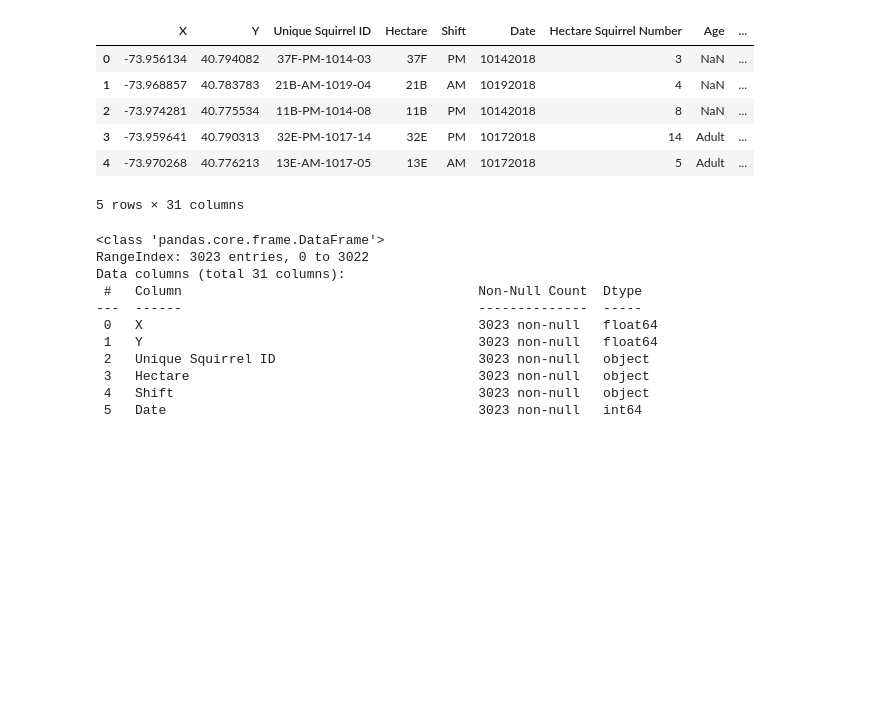
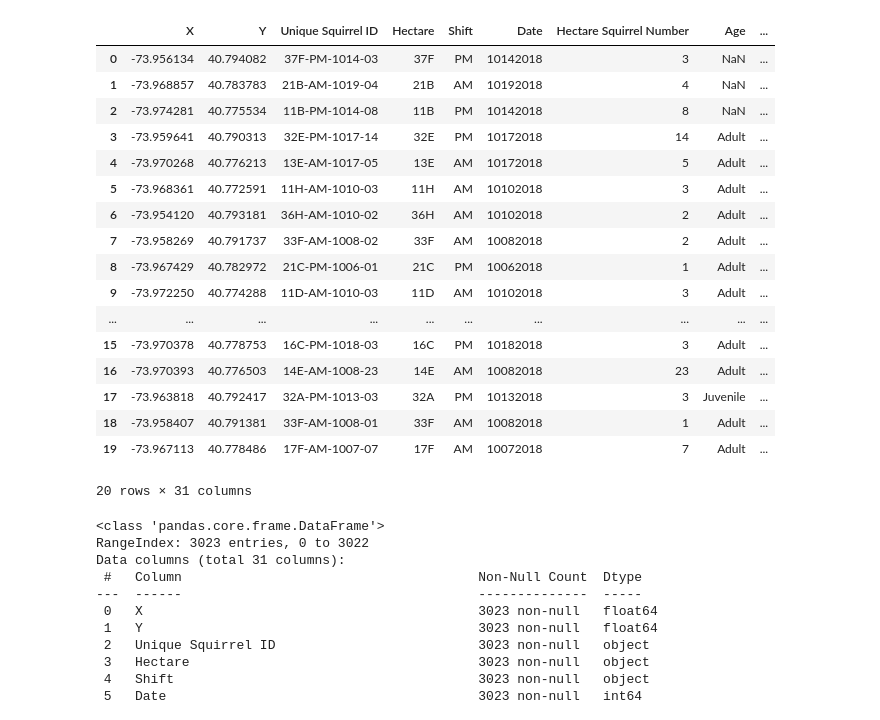
Before and after one commit to MichalikSJ21/MLSquirrelResearchProject, a Jupyter notebook: exploration/data_exploration.ipynb, the cells around one changed output. Cells and saved outputs as stored; diff of their text form; code cells hidden in the pictures; blank space fills up the shorter version.

```diff
--- a/exploration/data_exploration.ipynb
+++ b/exploration/data_exploration.ipynb
@@ -3,15 +7,26 @@ import pandas as pd
 # %%
 # Read the data in from the .csv file, show some basic information about the data
 df = pd.read_csv('../data/2018_Central_Park_Squirrel_Census_-_Squirrel_Data_20250221.csv')
-df.head()
+df.head(20)
 # %% [output]
 |  | X | Y | Unique Squirrel ID | Hectare | Shift | Date | Hectare Squirrel Number | Age | ... |
 | 0 | -73.956134 | 40.794082 | 37F-PM-1014-03 | 37F | PM | 10142018 | 3 | NaN | ... |
 | 1 | -73.968857 | 40.783783 | 21B-AM-1019-04 | 21B | AM | 10192018 | 4 | NaN | ... |
 | 2 | -73.974281 | 40.775534 | 11B-PM-1014-08 | 11B | PM | 10142018 | 8 | NaN | ... |
 | 3 | -73.959641 | 40.790313 | 32E-PM-1017-14 | 32E | PM | 10172018 | 14 | Adult | ... |
 | 4 | -73.970268 | 40.776213 | 13E-AM-1017-05 | 13E | AM | 10172018 | 5 | Adult | ... |
+| 5 | -73.968361 | 40.772591 | 11H-AM-1010-03 | 11H | AM | 10102018 | 3 | Adult | ... |
+| 6 | -73.954120 | 40.793181 | 36H-AM-1010-02 | 36H | AM | 10102018 | 2 | Adult | ... |
+| 7 | -73.958269 | 40.791737 | 33F-AM-1008-02 | 33F | AM | 10082018 | 2 | Adult | ... |
+| 8 | -73.967429 | 40.782972 | 21C-PM-1006-01 | 21C | PM | 10062018 | 1 | Adult | ... |
+| 9 | -73.972250 | 40.774288 | 11D-AM-1010-03 | 11D | AM | 10102018 | 3 | Adult | ... |
+| ... | ... | ... | ... | ... | ... | ... | ... | ... | ... |
+| 15 | -73.970378 | 40.778753 | 16C-PM-1018-03 | 16C | PM | 10182018 | 3 | Adult | ... |
+| 16 | -73.970393 | 40.776503 | 14E-AM-1008-23 | 14E | AM | 10082018 | 23 | Adult | ... |
+| 17 | -73.963818 | 40.792417 | 32A-PM-1013-03 | 32A | PM | 10132018 | 3 | Juvenile | ... |
+| 18 | -73.958407 | 40.791381 | 33F-AM-1008-01 | 33F | AM | 10082018 | 1 | Adult | ... |
+| 19 | -73.967113 | 40.778486 | 17F-AM-1007-07 | 17F | AM | 10072018 | 7 | Adult | ... |
-5 rows × 31 columns
+20 rows × 31 columns
 # %%
 df.info()
 # %% [output]
```
Also changed, not shown: parts of 6 cells of this notebook.
